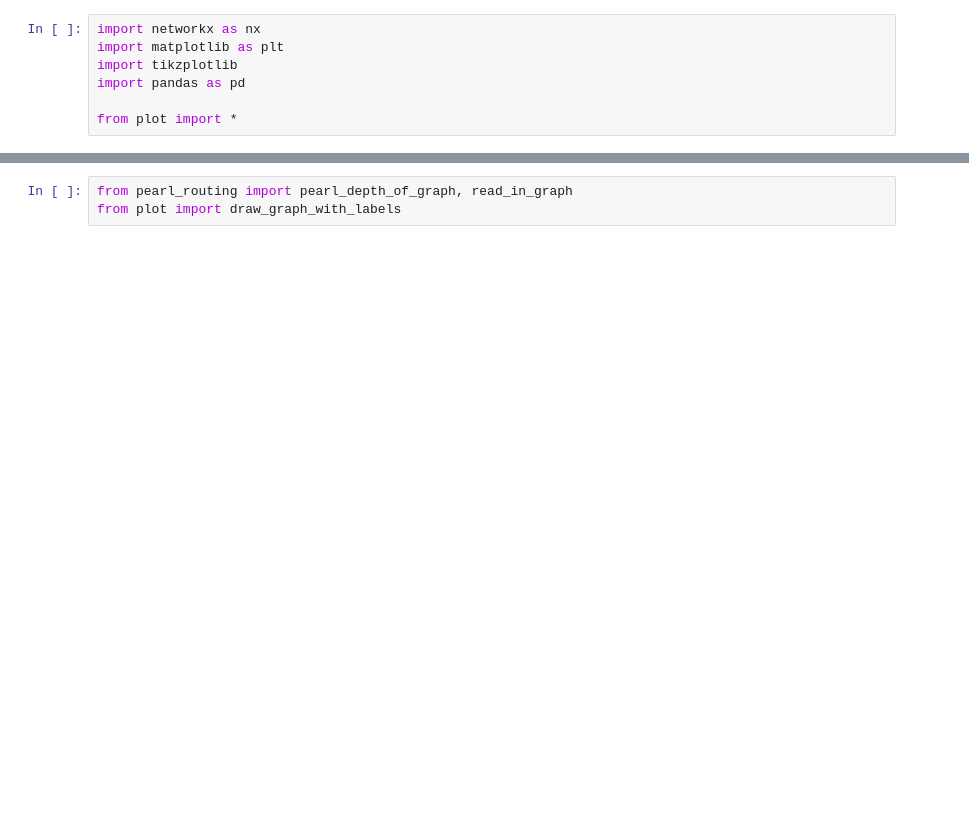
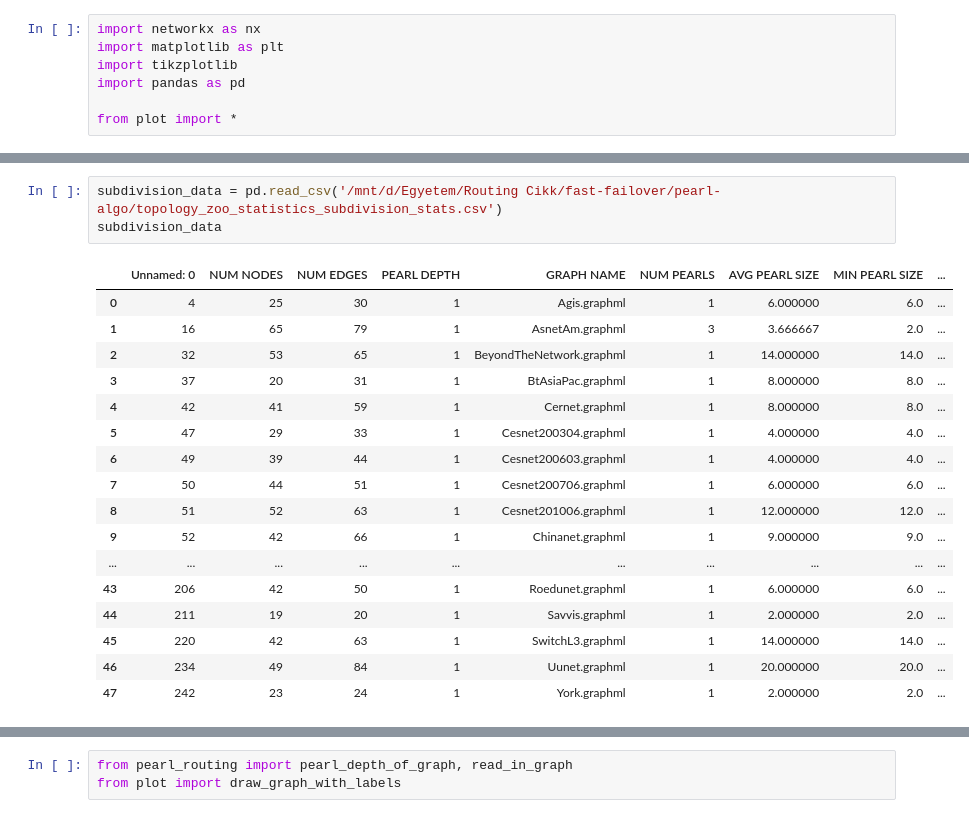
Before and after one commit to begeri/fast-failover, a Jupyter notebook: pearl-algo/plot.ipynb, the cells around one changed output, grey strips where cells are left out. Saved outputs shown, nothing was run; the diff lists cells and outputs as text; blank space fills up the shorter version.

```diff
--- a/pearl-algo/plot.ipynb
+++ b/pearl-algo/plot.ipynb
@@ -25,0 +26,21 @@ graph_data.sort_values(by = 'NUM PEARLS', axis=0, ascending=False)
+# %%
+subdivision_data = pd.read_csv('/mnt/d/Egyetem/Routing Cikk/fast-failover/pearl-algo/topology_zoo_statistics_subdivision_stats.csv')
+subdivision_data
+# %% [output]
+|  | Unnamed: 0 | NUM NODES | NUM EDGES | PEARL DEPTH | GRAPH NAME | NUM PEARLS | AVG PEARL SIZE | MIN PEARL SIZE | ... |
+| 0 | 4 | 25 | 30 | 1 | Agis.graphml | 1 | 6.000000 | 6.0 | ... |
+| 1 | 16 | 65 | 79 | 1 | AsnetAm.graphml | 3 | 3.666667 | 2.0 | ... |
+| 2 | 32 | 53 | 65 | 1 | BeyondTheNetwork.graphml | 1 | 14.000000 | 14.0 | ... |
+| 3 | 37 | 20 | 31 | 1 | BtAsiaPac.graphml | 1 | 8.000000 | 8.0 | ... |
+| 4 | 42 | 41 | 59 | 1 | Cernet.graphml | 1 | 8.000000 | 8.0 | ... |
+| 5 | 47 | 29 | 33 | 1 | Cesnet200304.graphml | 1 | 4.000000 | 4.0 | ... |
+| 6 | 49 | 39 | 44 | 1 | Cesnet200603.graphml | 1 | 4.000000 | 4.0 | ... |
+| 7 | 50 | 44 | 51 | 1 | Cesnet200706.graphml | 1 | 6.000000 | 6.0 | ... |
+| 8 | 51 | 52 | 63 | 1 | Cesnet201006.graphml | 1 | 12.000000 | 12.0 | ... |
+| 9 | 52 | 42 | 66 | 1 | Chinanet.graphml | 1 | 9.000000 | 9.0 | ... |
+| ... | ... | ... | ... | ... | ... | ... | ... | ... | ... |
+| 43 | 206 | 42 | 50 | 1 | Roedunet.graphml | 1 | 6.000000 | 6.0 | ... |
+| 44 | 211 | 19 | 20 | 1 | Savvis.graphml | 1 | 2.000000 | 2.0 | ... |
+| 45 | 220 | 42 | 63 | 1 | SwitchL3.graphml | 1 | 14.000000 | 14.0 | ... |
+| 46 | 234 | 49 | 84 | 1 | Uunet.graphml | 1 | 20.000000 | 20.0 | ... |
+| 47 | 242 | 23 | 24 | 1 | York.graphml | 1 | 2.000000 | 2.0 | ... |
```
Also changed, not shown: parts of 14 cells of this notebook, 5 other files.
